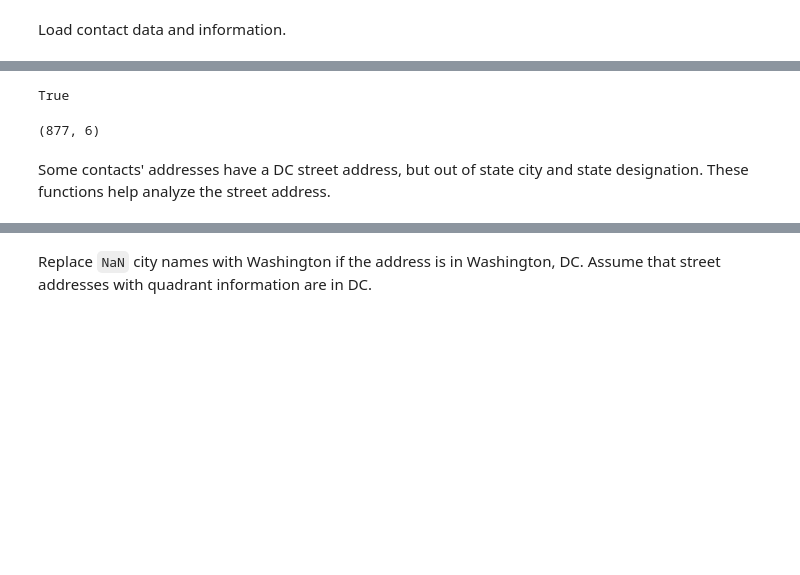
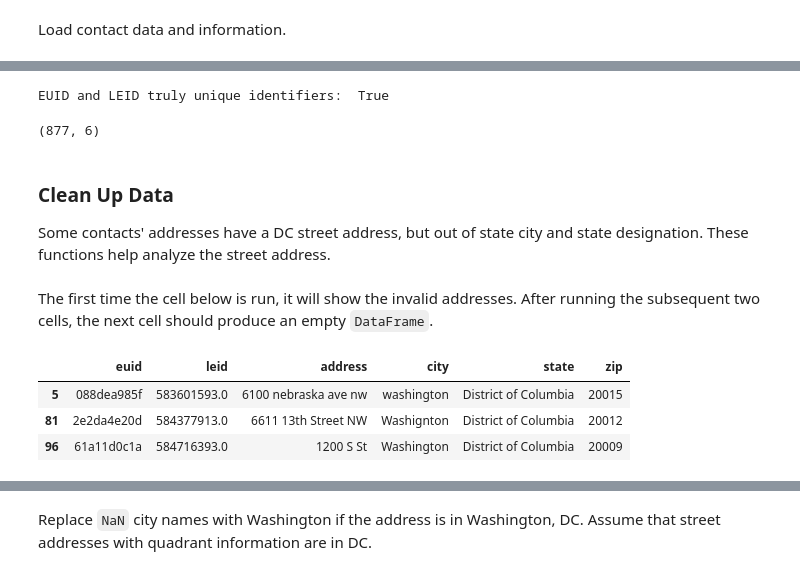
Before and after one commit to gabastil/dc-language-immersion, a Jupyter notebook: src/dc_language_immersion.ipynb, the cells around one changed output, grey strips where cells are left out. Saved outputs shown, nothing was run; the diff lists cells and outputs as text; code cells hidden in the pictures; blank space fills up the shorter version.

```diff
--- a/src/dc_language_immersion.ipynb
+++ b/src/dc_language_immersion.ipynb
@@ -105,8 +70,12 @@ Index(['First Name', 'Last Name', 'Organization', 'Title in Organization',
 # %%
+raw_contacts = pd.read_csv("dc_language_immersion_contacts.csv").drop_duplicates()
+# raw_contacts.columns
+
 # Check if EUID and LEID are actually unique identifiers
-(raw_contacts.EUID.unique().shape[0] == raw_contacts.LEID.unique().shape[0] == raw_contacts.shape[0])
+print("EUID and LEID truly unique identifiers: ",
+(raw_contacts.EUID.unique().shape[0] == raw_contacts.LEID.unique().shape[0] == raw_contacts.shape[0]))
 # %% [output]
-True
+EUID and LEID truly unique identifiers:  True
 # %%
 raw_contacts.TYPE = raw_contacts.TYPE.apply(lambda x: '; '.join([__.title() for __ in x.split(';') if __.strip()]))
 
@@ -117,6 +86,7 @@ contacts.shape
 # %% [output]
 (877, 6)
 # %% [markdown]
+### Clean Up Data
 Some contacts' addresses have a DC street address, but out of state city and state designation. These functions help analyze the street address.
 # %%
 def n_tokens(addr):
@@ -127,6 +97,15 @@ def valid_quadrant(addr):
     if(suffix not in ['NW', 'NE', 'SE', 'SW']):
         return(False)
     return(True)
+# %% [markdown]
+The first time the cell below is run, it will show the invalid addresses. After running the subsequent two cells, the next cell should produce an empty `DataFrame`.
+# %%
+contacts[contacts.state.str.lower().str.find('district') > -1]
+# %% [output]
+|  | euid | leid | address | city | state | zip |
+| 5 | 088dea985f | 583601593.0 | 6100 nebraska ave nw | washington | District of Columbia | 20015 |
+| 81 | 2e2da4e20d | 584377913.0 | 6611 13th Street NW | Washignton | District of Columbia | 20012 |
+| 96 | 61a11d0c1a | 584716393.0 | 1200 S St | Washington | District of Columbia | 20009 |
 # %%
 valid_quadrant_ = contacts.address.apply(valid_quadrant)
 not_washington_ = ~contacts.city.apply(lambda x: 'ashi' in str(x).lower())
```
Also changed, not shown: parts of 46 cells of this notebook, 8 other files.
